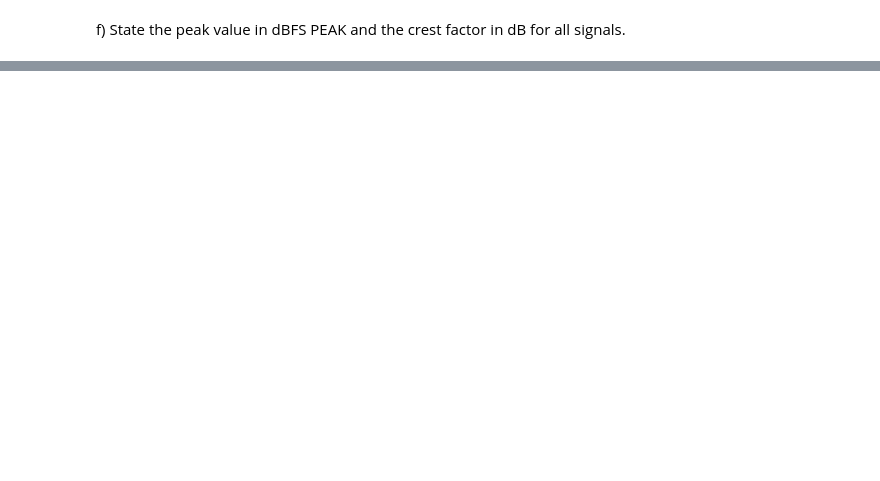
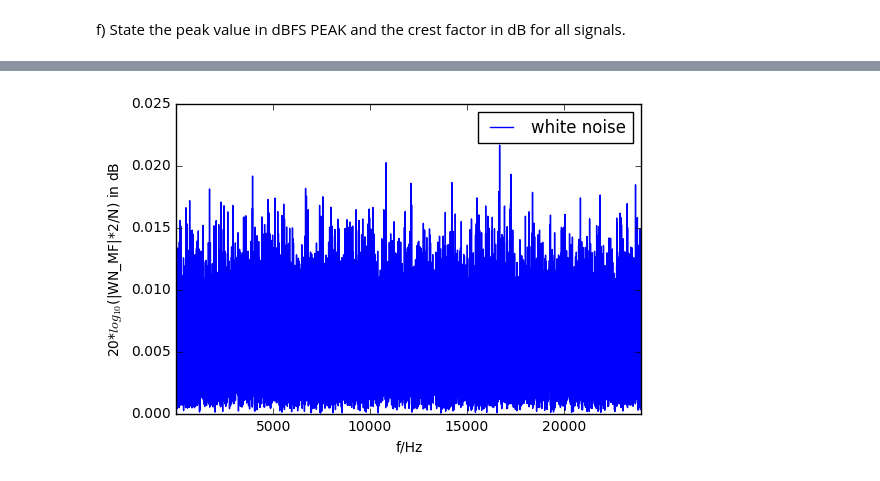
Before and after one commit to JakobHeller/DigitalSignalProcessing, a Jupyter notebook: Lab2.ipynb, the cells around one changed output, grey strips where cells are left out. Saved outputs shown, nothing was run; the diff lists cells and outputs as text; code cells hidden in the pictures; blank space fills up the shorter version.

```diff
--- a/Lab2.ipynb
+++ b/Lab2.ipynb
@@ -114,0 +135,8 @@ print(sn_cf , wn_cf, pn_cf)
+# %%
+plt.plot((np.abs(WN_MF*2/N)),label='white noise')
+plt.axis([1, fs/2,0,0.025]);
+plt.ylabel(r'20*$log_{10}$(|WN_MF|*2/N) in dB');
+plt.xlabel(r'f/Hz');
+plt.legend();
+# %% [output]
+[figure, added]
```
Also changed, not shown: parts of 21 cells of this notebook.
